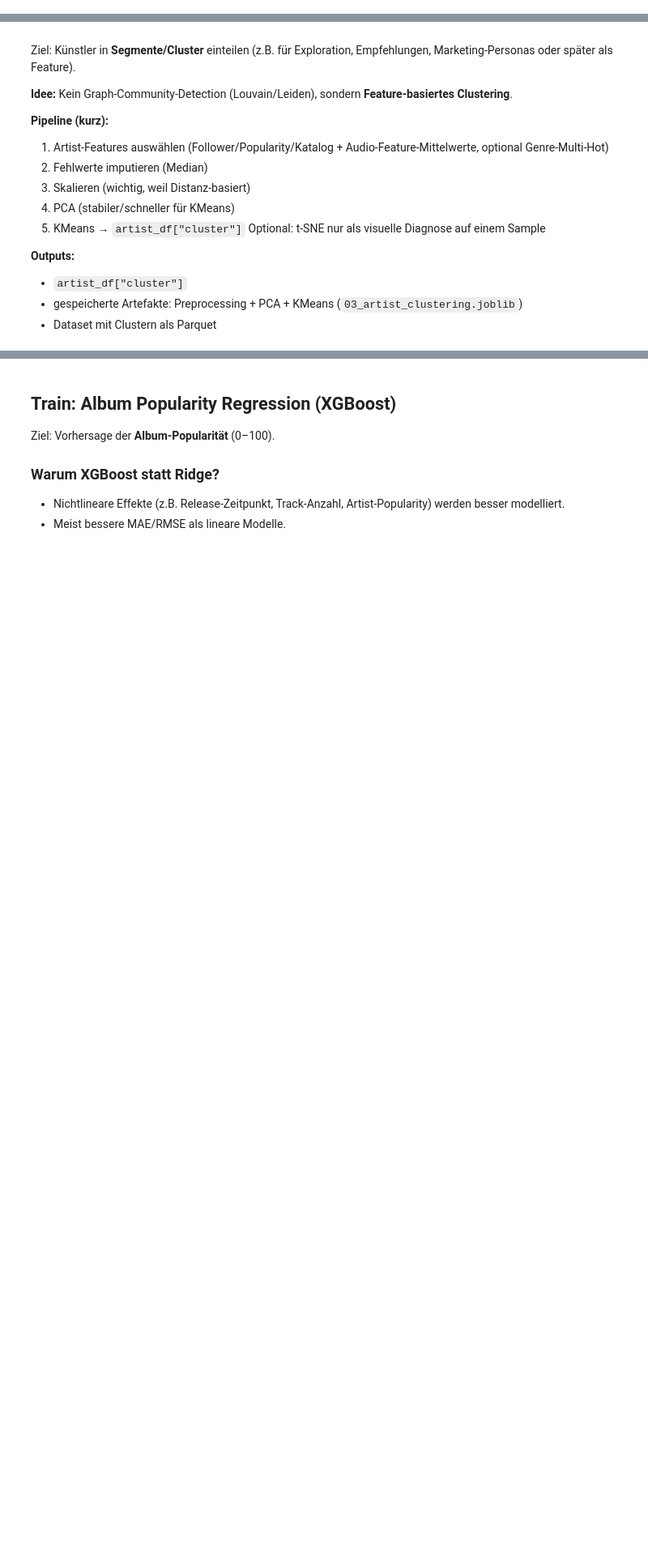
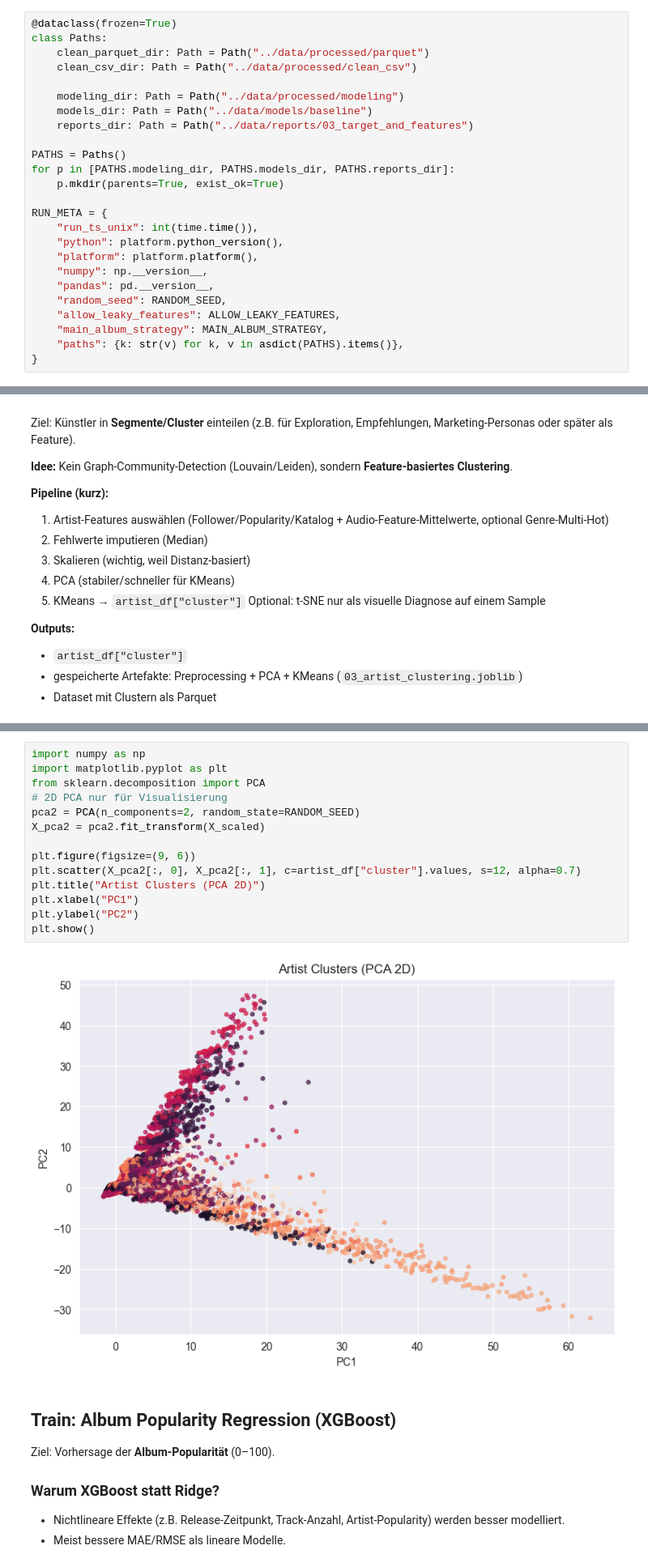
Before and after one commit to baldzhiyski/data-science-machine-learning-training, a Jupyter notebook: uni-course/spotify-data-project/notebooks/03_features_targets_and_modeling.ipynb, the cells around one changed output, grey strips where cells are left out. Shown at 81% size. Drawn from its saved outputs; the diff is of its cells as text; blank space fills up the shorter version.

```diff
--- a/uni-course/spotify-data-project/notebooks/03_features_targets_and_modeling.ipynb
+++ b/uni-course/spotify-data-project/notebooks/03_features_targets_and_modeling.ipynb
@@ -113,3 +89,28 @@ RUN_META = {
+# %%
+@dataclass(frozen=True)
+class Paths:
+    clean_parquet_dir: Path = Path("../data/processed/parquet")
+    clean_csv_dir: Path = Path("../data/processed/clean_csv")
+
+    modeling_dir: Path = Path("../data/processed/modeling")
+    models_dir: Path = Path("../data/models/baseline")
+    reports_dir: Path = Path("../data/reports/03_target_and_features")
+
+PATHS = Paths()
+for p in [PATHS.modeling_dir, PATHS.models_dir, PATHS.reports_dir]:
+    p.mkdir(parents=True, exist_ok=True)
+
+RUN_META = {
+    "run_ts_unix": int(time.time()),
+    "python": platform.python_version(),
+    "platform": platform.platform(),
+    "numpy": np.__version__,
+    "pandas": pd.__version__,
+    "random_seed": RANDOM_SEED,
+    "allow_leaky_features": ALLOW_LEAKY_FEATURES,
+    "main_album_strategy": MAIN_ALBUM_STRATEGY,
+    "paths": {k: str(v) for k, v in asdict(PATHS).items()},
+}
 # %% [markdown]
 ## Data Loading
 # %%
@@ -1670,6 +2271,22 @@ artist_cluster_artifact
  'pca_components': 30,
  'pca_explained_variance_ratio_sum': 0.770467701580219,
  'tsne_sample_n': 4000}
+# %%
+import numpy as np
+import matplotlib.pyplot as plt
+from sklearn.decomposition import PCA
+# 2D PCA nur für Visualisierung
+pca2 = PCA(n_components=2, random_state=RANDOM_SEED)
+X_pca2 = pca2.fit_transform(X_scaled)
+
+plt.figure(figsize=(9, 6))
+plt.scatter(X_pca2[:, 0], X_pca2[:, 1], c=artist_df["cluster"].values, s=12, alpha=0.7)
+plt.title("Artist Clusters (PCA 2D)")
+plt.xlabel("PC1")
+plt.ylabel("PC2")
+plt.show()
+# %% [output]
+[figure, added]
 # %% [markdown]
 ## Train: Album Popularity Regression (XGBoost)
 
```
Also changed, not shown: parts of 33 cells of this notebook.
